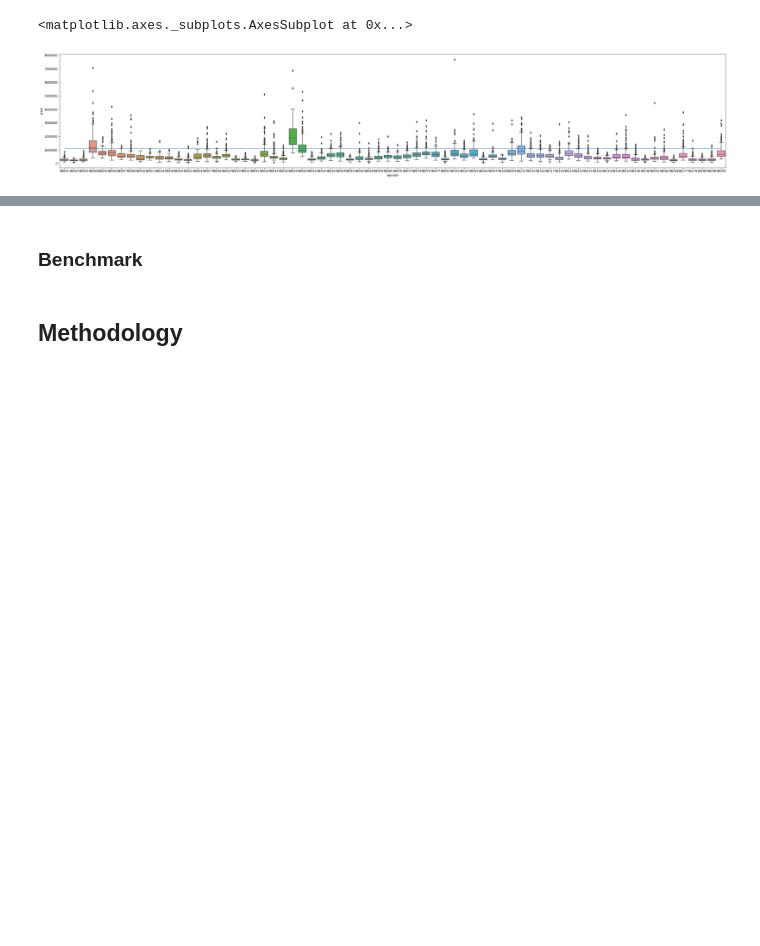
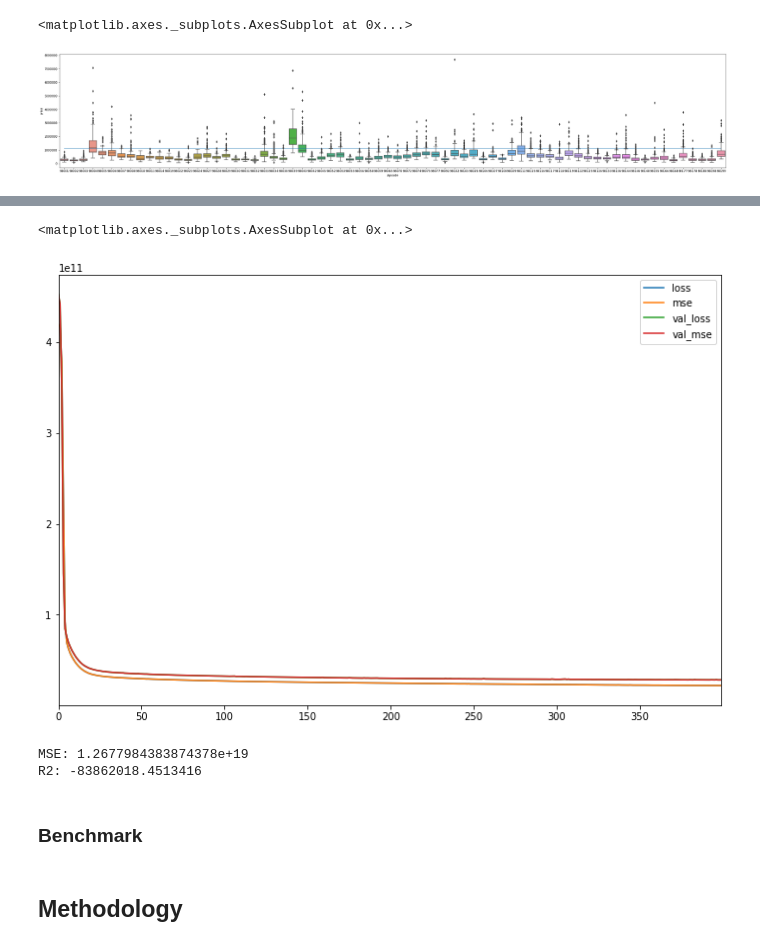
Before and after one commit to HsinTingHo/Housing_Price_Prediction_NN, a Jupyter notebook: Housing_Price_Prediction_NN.ipynb, the cells around one changed output, grey strips where cells are left out. Drawn from its saved outputs; the diff is of its cells as text; code cells hidden in the pictures; blank space fills up the shorter version.

Commit message:
Completed model

```diff
--- a/Housing_Price_Prediction_NN.ipynb
+++ b/Housing_Price_Prediction_NN.ipynb
@@ -200 +222,7 @@ X = data.drop('price',axis =1).values
 X_train, X_test, y_train, y_test = train_test_split(X, y, test_size=0.2, random_state=42)
+# %%
+#transform dataset
+from sklearn.preprocessing import StandardScaler
+s_scaler = StandardScaler()
+X_train_scaled = s_scaler.fit_transform(X_train.astype(np.float))
+X_test_scaled = s_scaler.transform(X_test.astype(np.float))
@@ -204,0 +264,30 @@ X_train, X_test, y_train, y_test = train_test_split(X, y, test_size=0.2, random_
+# %%
+from tensorflow.keras.models import Sequential
+from tensorflow.keras.layers import Dense, Activation
+from tensorflow.keras.optimizers import Adam
+
+def keras_model_fn(hyperparameters):
+    #create a fully connected network
+    model = Sequential()
+    model.add(Dense(19,activation='relu'))
+    model.add(Dense(19,activation='relu'))
+    model.add(Dense(19,activation='relu'))
+    model.add(Dense(19,activation='relu'))
+    #model.add(Dense(10,activation='relu'))
+    model.add(Dense(1))
+    opt = Adam(
+        learning_rate=hyperparameters['learning_rate'],
+        beta_1=hyperparameters['beta_1'],
+        beta_2=hyperparameters['beta_2'],
+        epsilon = hyperparameters['epsilon']
+    )
+    model.compile(optimizer=opt ,loss='mse', metrics=['mse'])
+    return model
+# %%
+temp_hp = {'learning_rate':0.001, 'beta_1':0.9, 'beta_2':0.999, 'epsilon':1e-7}
+model = keras_model_fn(temp_hp)
+# %%
+model.fit(x=X_train_scaled,y=y_train,
+          validation_data=(X_test_scaled,y_test),
+          batch_size=128,epochs=400)
+model.summary()
@@ -205,3 +312,17 @@ X_train, X_test, y_train, y_test = train_test_split(X, y, test_size=0.2, random_
+# %%
+loss_df = pd.DataFrame(model.history.history)
+loss_df.plot(figsize=(12,8))
+# %% [output]
+<matplotlib.axes._subplots.AxesSubplot at 0x...>
+[figure, added]
+# %%
+from sklearn import metrics
+y_pred = model.predict(X_test)
+print('MSE:', metrics.mean_squared_error(y_test, y_pred))
+print('R2:', metrics.r2_score(y_test, y_pred))
+# %% [output]
+MSE: 1.2677984383874378e+19
+R2: -83862018.4513416
 # %% [markdown]
 ### Benchmark
 # %% [markdown]
```
Also changed, not shown: parts of 34 cells of this notebook, 6 other files.
